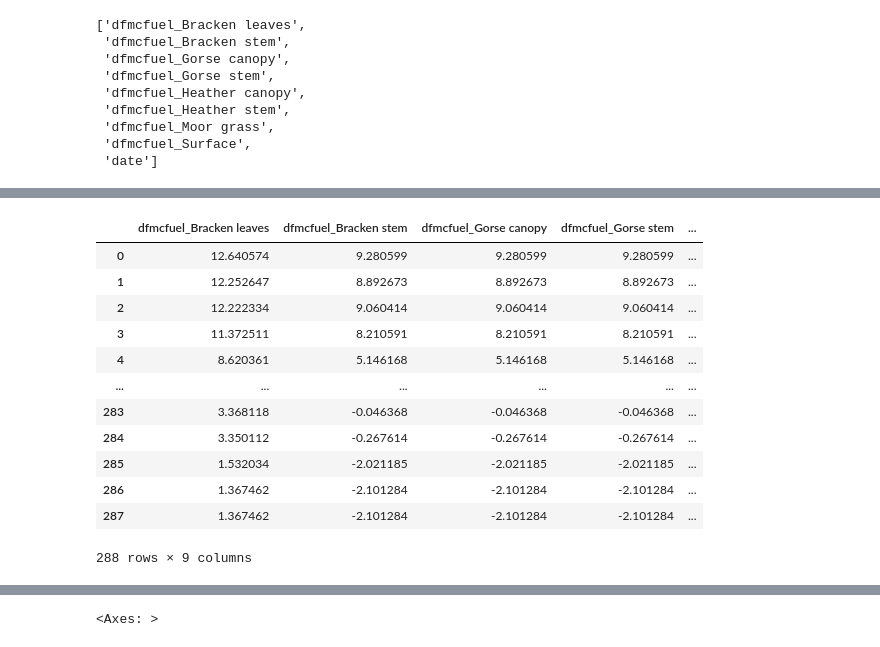
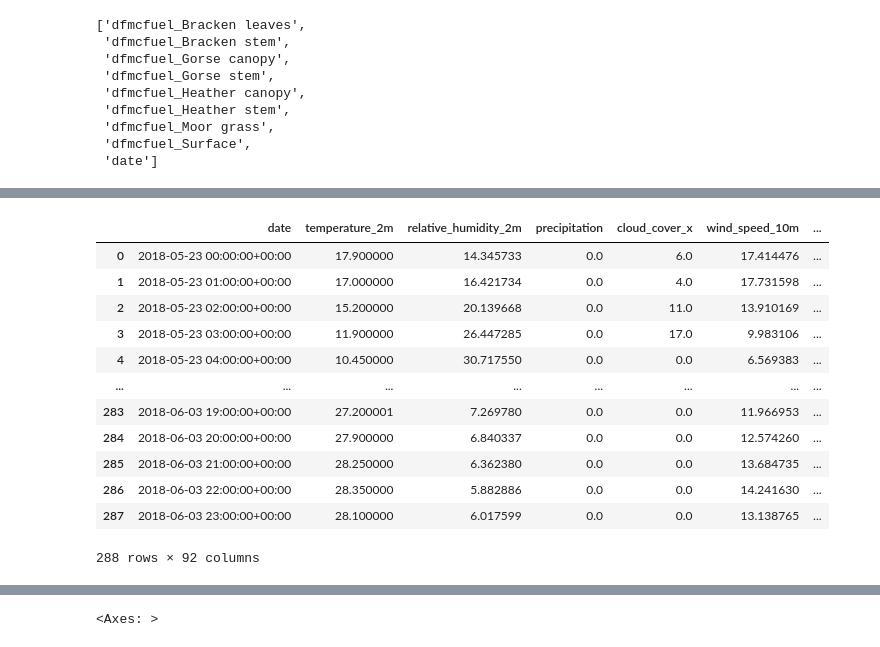
Before and after one commit to tadasnik/fuel-moisture, a Jupyter notebook: compare_dfmc.ipynb, the cells around one changed output, grey strips where cells are left out. Cells and saved outputs as stored; diff of their text form; code cells hidden in the pictures.

```diff
--- a/compare_dfmc.ipynb
+++ b/compare_dfmc.ipynb
@@ -36 +39,18 @@ def gen_data_for_site(lat, lon, start_date, end_date):
     return res
+# %%
+lat = 35.27618889
+lon = -112.0632472
+start_date = "2018-05-23"
+end_date = "2018-06-03"
+dfr = fetch_meteo_data(lat, lon, start_date, end_date)
+ffeats = prepare_lagged_features_dead(dfr.copy())
+ffeats = predict_dfmc_fireinsite(ffeats)
+dfr['simple_fmc'] = compute_simple_nelson(dfr)
+nfd = compute_nfdrs4(dfr)
+nfd_fmc_cols = [x for x in nfd.columns if x.startswith("dmc_")]
+nfd_fmc_cols += ['lmc_herb', 'lmc_woody']
+nfd.loc[:, nfd_fmc_cols] *=100
+nfd_fmc_cols += ['date']
+fuel_columns = [x for x in ffeats.columns if x.startswith("dfmcfuel_")]
+fuel_columns+=['date']
+fwi_h = compute_fwi_system(dfr, lon, lat)
@@ -75,18 +136,18 @@ res = dfr.merge(ffeats[fuel_columns], on='date', how='left')
 # %%
 res = res.merge(nfd[nfd_fmc_cols], on='date', how='left')
 # %%
-ffeats[fuel_columns]
+res
 # %% [output]
-|  | dfmcfuel_Bracken leaves | dfmcfuel_Bracken stem | dfmcfuel_Gorse canopy | dfmcfuel_Gorse stem | ... |
-| 0 | 12.640574 | 9.280599 | 9.280599 | 9.280599 | ... |
-| 1 | 12.252647 | 8.892673 | 8.892673 | 8.892673 | ... |
-| 2 | 12.222334 | 9.060414 | 9.060414 | 9.060414 | ... |
-| 3 | 11.372511 | 8.210591 | 8.210591 | 8.210591 | ... |
-| 4 | 8.620361 | 5.146168 | 5.146168 | 5.146168 | ... |
-| ... | ... | ... | ... | ... | ... |
-| 283 | 3.368118 | -0.046368 | -0.046368 | -0.046368 | ... |
-| 284 | 3.350112 | -0.267614 | -0.267614 | -0.267614 | ... |
-| 285 | 1.532034 | -2.021185 | -2.021185 | -2.021185 | ... |
-| 286 | 1.367462 | -2.101284 | -2.101284 | -2.101284 | ... |
-| 287 | 1.367462 | -2.101284 | -2.101284 | -2.101284 | ... |
+|  | date | temperature_2m | relative_humidity_2m | precipitation | cloud_cover_x | wind_speed_10m | ... |
+| 0 | 2018-05-23 00:00:00+00:00 | 17.900000 | 14.345733 | 0.0 | 6.0 | 17.414476 | ... |
+| 1 | 2018-05-23 01:00:00+00:00 | 17.000000 | 16.421734 | 0.0 | 4.0 | 17.731598 | ... |
+| 2 | 2018-05-23 02:00:00+00:00 | 15.200000 | 20.139668 | 0.0 | 11.0 | 13.910169 | ... |
+| 3 | 2018-05-23 03:00:00+00:00 | 11.900000 | 26.447285 | 0.0 | 17.0 | 9.983106 | ... |
+| 4 | 2018-05-23 04:00:00+00:00 | 10.450000 | 30.717550 | 0.0 | 0.0 | 6.569383 | ... |
+| ... | ... | ... | ... | ... | ... | ... | ... |
+| 283 | 2018-06-03 19:00:00+00:00 | 27.200001 | 7.269780 | 0.0 | 0.0 | 11.966953 | ... |
+| 284 | 2018-06-03 20:00:00+00:00 | 27.900000 | 6.840337 | 0.0 | 0.0 | 12.574260 | ... |
+| 285 | 2018-06-03 21:00:00+00:00 | 28.250000 | 6.362380 | 0.0 | 0.0 | 13.684735 | ... |
+| 286 | 2018-06-03 22:00:00+00:00 | 28.350000 | 5.882886 | 0.0 | 0.0 | 14.241630 | ... |
+| 287 | 2018-06-03 23:00:00+00:00 | 28.100000 | 6.017599 | 0.0 | 0.0 | 13.138765 | ... |
-288 rows × 9 columns
+288 rows × 92 columns
```
Also changed, not shown: parts of 16 cells of this notebook, 3 other files.
